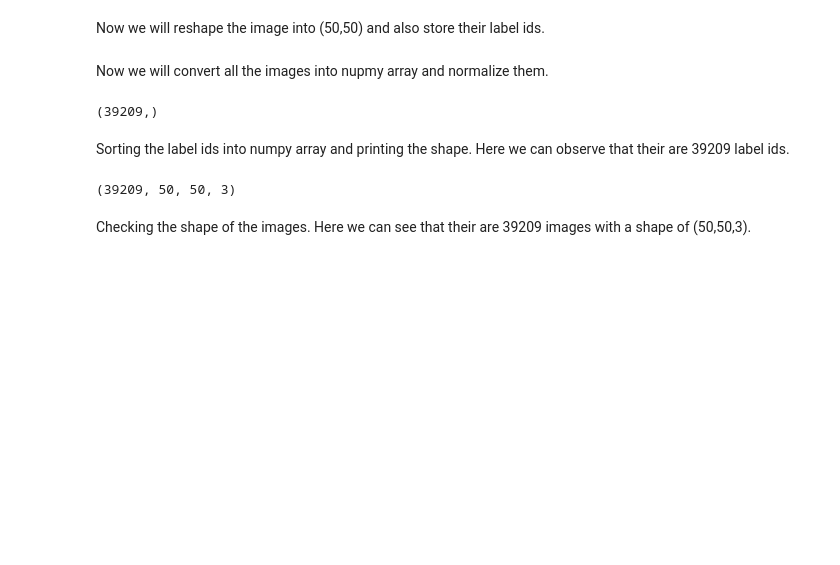
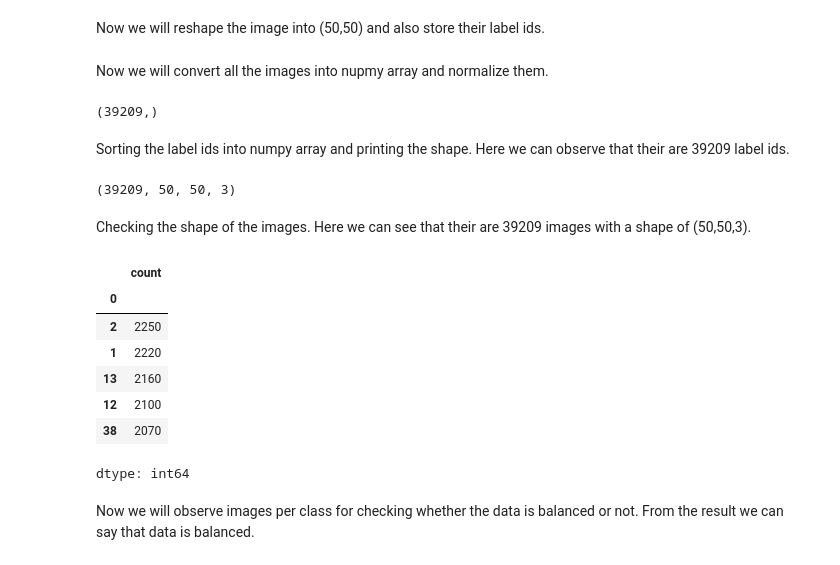
Before and after one commit to mahursh/TrafficSignClassification, a Jupyter notebook: TrafficSignClassificationNotes.ipynb, the cells around one changed output. Saved outputs shown, nothing was run; the diff lists cells and outputs as text; code cells hidden in the pictures; blank space fills up the shorter version.

```diff
--- a/TrafficSignClassificationNotes.ipynb
+++ b/TrafficSignClassificationNotes.ipynb
@@ -196,3 +196,18 @@ images.shape
 (39209, 50, 50, 3)
 # %% [markdown]
 Checking the shape of the images. Here we can see that their are 39209 images with a shape of (50,50,3).
+# %%
+# Visualize the number of classes count
+label_count = pd.DataFrame(label_id).value_counts()
+label_count.head()
+# %% [output]
+|  | count |
+| 0 |  |
+| 2 | 2250 |
+| 1 | 2220 |
+| 13 | 2160 |
+| 12 | 2100 |
+| 38 | 2070 |
+dtype: int64
+# %% [markdown]
+Now we will observe images per class for checking whether the data is balanced or not. From the result we can say that data is balanced.
```
